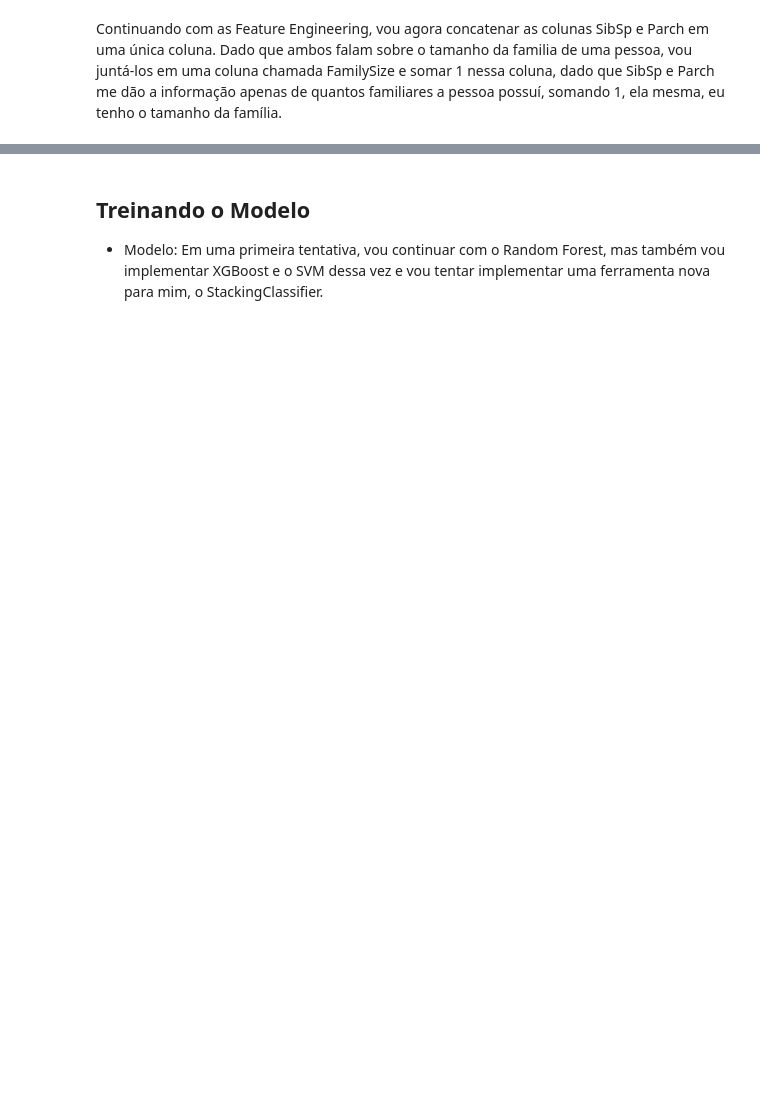
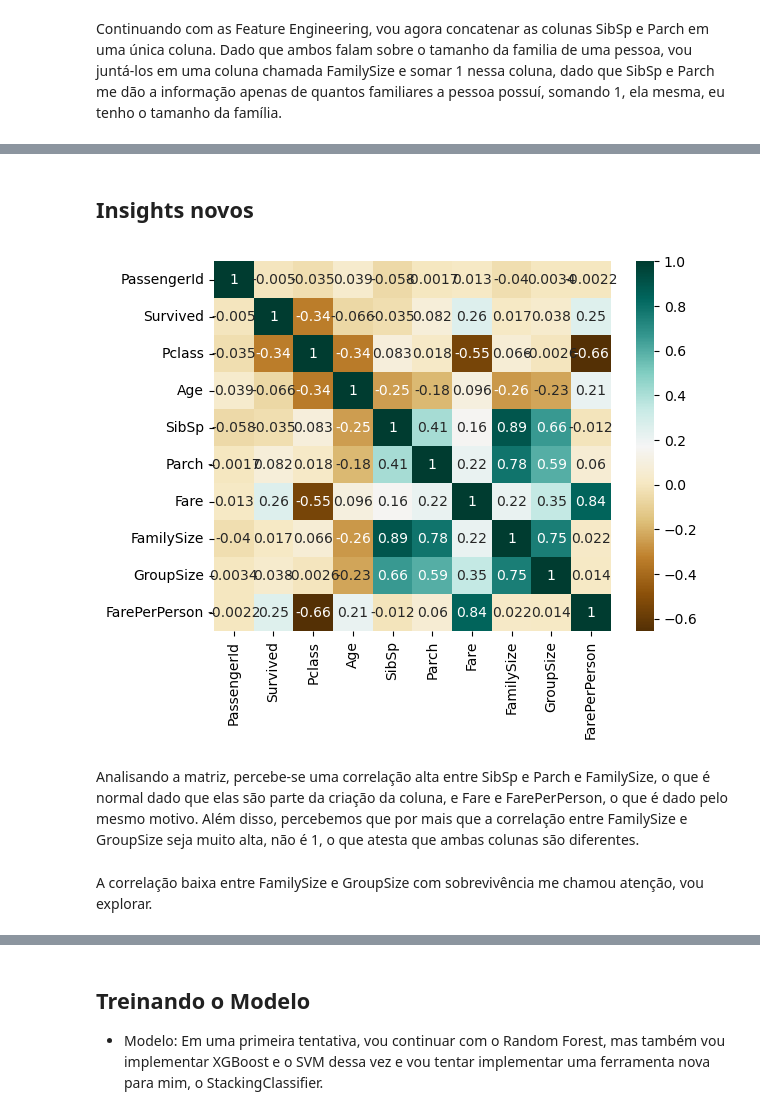
Before and after one commit to F-Loschi/Titanic, a Jupyter notebook: Attempts/Attempt_2/titanic_2.ipynb, the cells around one changed output, grey strips where cells are left out. Cells and saved outputs as stored; diff of their text form; code cells hidden in the pictures; blank space fills up the shorter version.

```diff
--- a/Attempts/Attempt_2/titanic_2.ipynb
+++ b/Attempts/Attempt_2/titanic_2.ipynb
@@ -176,0 +209,21 @@ df['FamilySize'] = df['Parch'] + df['SibSp'] + 1
+# %%
+df['GroupSize'] = df['Ticket'].map(df['Ticket'].value_counts())
+# O que a função acima faz é simples, o .map() usa os valores de
+# linha do df['Ticket'] como chaves e procura o valor dessas chaves
+# na Series que é retornada pelo df['Ticket']. value_counts(). Em
+# suma, ele tá procurando por quantas pessoas cada Ticket foi usado
+# %%
+df['FarePerPerson'] = df['Fare']/df['GroupSize']
+# %% [markdown]
+## Insights novos
+# %%
+corr = df.corr(method="pearson", numeric_only=True)
+plt.figure()
+sns.heatmap(corr, cmap="BrBG", annot=True)
+plt.show()
+# %% [output]
+[figure, added]
+# %% [markdown]
+Analisando a matriz, percebe-se uma correlação alta entre SibSp e Parch e FamilySize, o que é normal dado que elas são parte da criação da coluna, e Fare e FarePerPerson, o que é dado pelo mesmo motivo. Além disso, percebemos que por mais que a correlação entre FamilySize e GroupSize seja muito alta, não é 1, o que atesta que ambas colunas são diferentes.
+# %% [markdown]
+A correlação baixa entre FamilySize e GroupSize com sobrevivência me chamou atenção, vou explorar.
```
Also changed, not shown: parts of 96 cells of this notebook, 6 other files.
